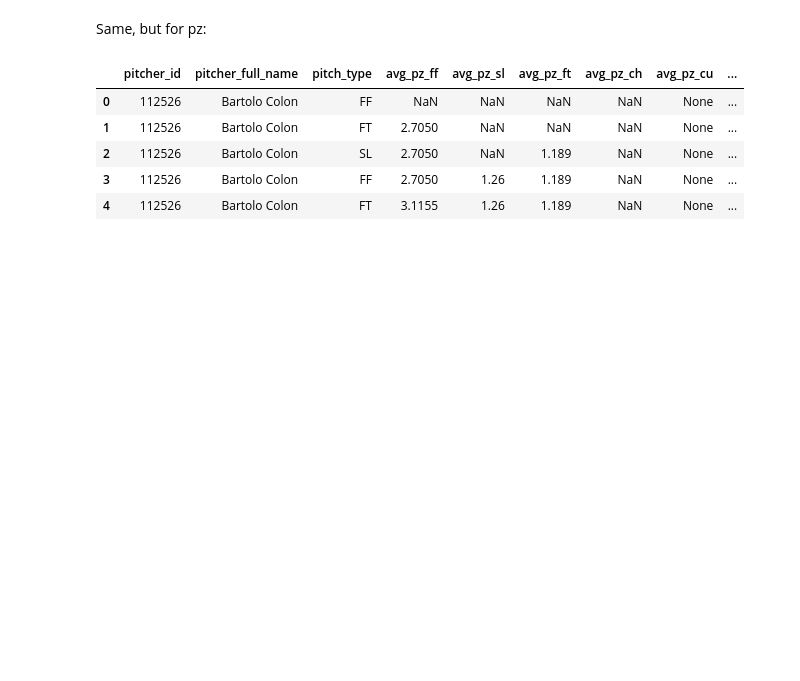
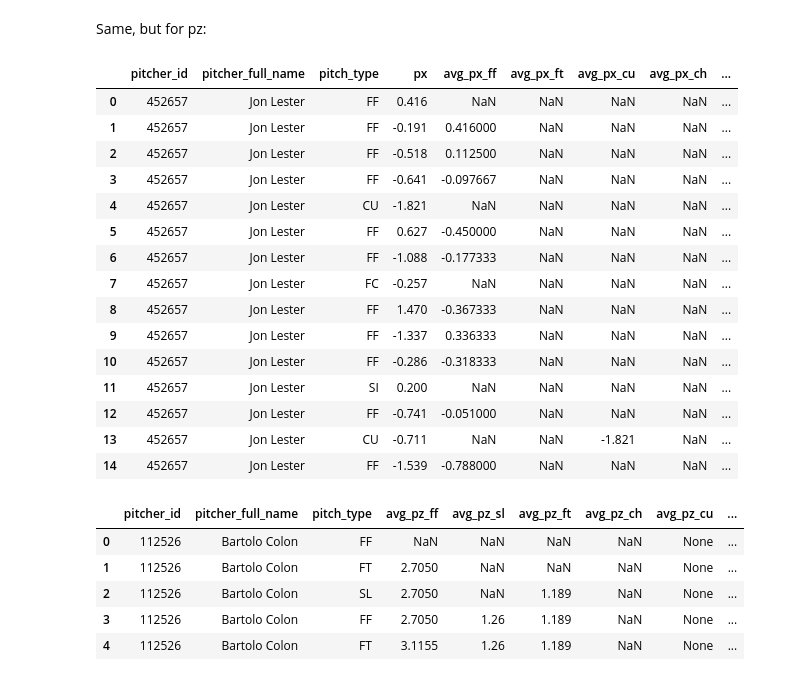
Before and after one commit to pbovard63/Predicting_MLB_Pitches, a Jupyter notebook: Feature_Engineering_Round_2/Feature_Engineering.ipynb, the cells around one changed output. Drawn from its saved outputs; the diff is of its cells as text; code cells hidden in the pictures; blank space fills up the shorter version.

Commit message:
Updating with new feature engineering

```diff
--- a/Feature_Engineering_Round_2/Feature_Engineering.ipynb
+++ b/Feature_Engineering_Round_2/Feature_Engineering.ipynb
@@ -299,6 +202,43 @@ df.head()
 | 4 | 112526 | Bartolo Colon | FT | 0.751 | 0.748 | -0.296 | NaN | None | ... |
 # %% [markdown]
 Same, but for pz:
+# %%
+query = '''
+--first, selecting all the standard columns:
+SELECT pitcher_id, pitcher_full_name, pitch_type, px,
+--selecting counts of each pitch type, over the last 100 pitches the pitcher has thrown:
+(avg(px) FILTER (WHERE pitch_type = 'FF') OVER (PARTITION BY pitcher_id, pitch_type ORDER BY ab_id, pitch_num ASC ROWS 3 PRECEDING EXCLUDE CURRENT ROW)) AS avg_px_ff,
+(avg(px) FILTER (WHERE pitch_type = 'FT') OVER (PARTITION BY pitcher_id, pitch_type ORDER BY ab_id, pitch_num ASC ROWS 3 PRECEDING EXCLUDE CURRENT ROW)) AS avg_px_ft,
+(avg(px) FILTER (WHERE pitch_type = 'CU') OVER (PARTITION BY pitcher_id, pitch_type ORDER BY ab_id, pitch_num ASC ROWS 3 PRECEDING EXCLUDE CURRENT ROW)) AS avg_px_cu,
+(avg(px) FILTER (WHERE pitch_type = 'CH') OVER (PARTITION BY pitcher_id, pitch_type ORDER BY ab_id, pitch_num ASC ROWS 3 PRECEDING EXCLUDE CURRENT ROW)) AS avg_px_ch,
+(avg(px) FILTER (WHERE pitch_type = 'SI') OVER (PARTITION BY pitcher_id, pitch_type ORDER BY ab_id, pitch_num ASC ROWS 3 PRECEDING EXCLUDE CURRENT ROW)) AS avg_px_si
+
+
+FROM full_pitch_data
+ORDER BY ab_id, pitch_num ASC
+LIMIT 1000
+;
+'''
+df = pd.read_sql(query, engine)
+
+df.head(15)
+# %% [output]
+|  | pitcher_id | pitcher_full_name | pitch_type | px | avg_px_ff | avg_px_ft | avg_px_cu | avg_px_ch | ... |
+| 0 | 452657 | Jon Lester | FF | 0.416 | NaN | NaN | NaN | NaN | ... |
+| 1 | 452657 | Jon Lester | FF | -0.191 | 0.416000 | NaN | NaN | NaN | ... |
+| 2 | 452657 | Jon Lester | FF | -0.518 | 0.112500 | NaN | NaN | NaN | ... |
+| 3 | 452657 | Jon Lester | FF | -0.641 | -0.097667 | NaN | NaN | NaN | ... |
+| 4 | 452657 | Jon Lester | CU | -1.821 | NaN | NaN | NaN | NaN | ... |
+| 5 | 452657 | Jon Lester | FF | 0.627 | -0.450000 | NaN | NaN | NaN | ... |
+| 6 | 452657 | Jon Lester | FF | -1.088 | -0.177333 | NaN | NaN | NaN | ... |
+| 7 | 452657 | Jon Lester | FC | -0.257 | NaN | NaN | NaN | NaN | ... |
+| 8 | 452657 | Jon Lester | FF | 1.470 | -0.367333 | NaN | NaN | NaN | ... |
+| 9 | 452657 | Jon Lester | FF | -1.337 | 0.336333 | NaN | NaN | NaN | ... |
+| 10 | 452657 | Jon Lester | FF | -0.286 | -0.318333 | NaN | NaN | NaN | ... |
+| 11 | 452657 | Jon Lester | SI | 0.200 | NaN | NaN | NaN | NaN | ... |
+| 12 | 452657 | Jon Lester | FF | -0.741 | -0.051000 | NaN | NaN | NaN | ... |
+| 13 | 452657 | Jon Lester | CU | -0.711 | NaN | NaN | -1.821 | NaN | ... |
+| 14 | 452657 | Jon Lester | FF | -1.539 | -0.788000 | NaN | NaN | NaN | ... |
 # %%
 query = '''
 --first, selecting all the standard columns:
```
Also changed, not shown: parts of 21 cells of this notebook, 4 other files.
